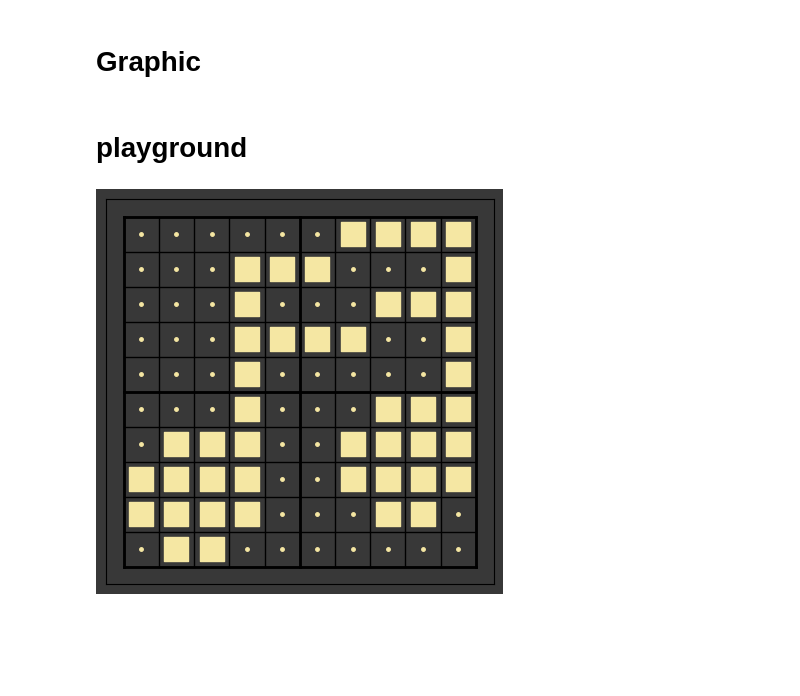
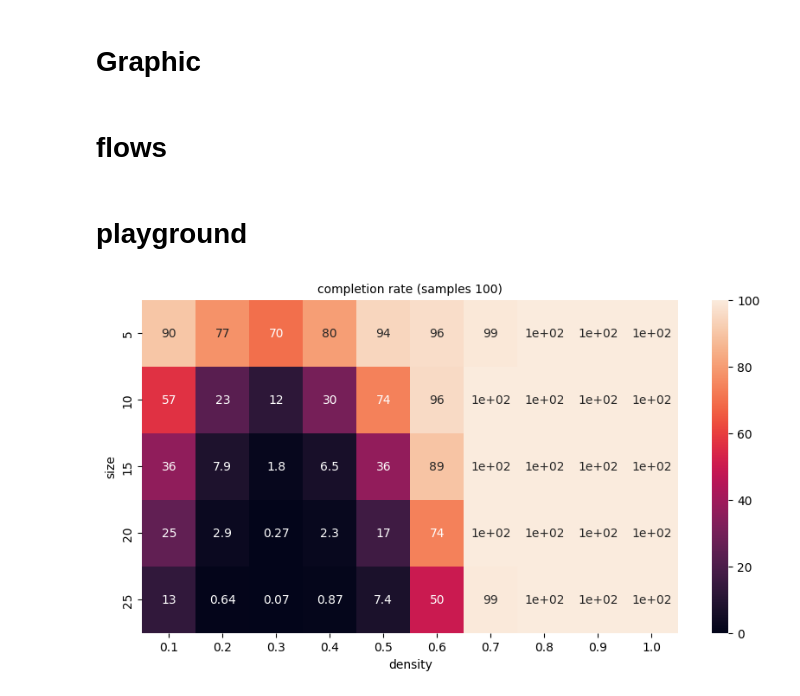
Before and after one commit to yualapshina/nana, a Jupyter notebook: nana.ipynb, the cells around one changed output. Cells and saved outputs as stored; diff of their text form; code cells hidden in the pictures; blank space fills up the shorter version.

Commit message:
#4 add flows + fix empty lines

```diff
--- a/nana.ipynb
+++ b/nana.ipynb
@@ -236,9 +274,6 @@ class OneWayTactic(Tactic):
       changeflag += c
     return puzzle, changeflag
 
-  def solve(self, puzzle, line):
-    pass
-
 class MirrorTactic(Tactic):
   # добавляются правая и нижняя решётки
   def apply(self, puzzle):
@@ -251,8 +286,15 @@ class MirrorTactic(Tactic):
       changeflag += c
     return puzzle, changeflag
 
-  def solve(self, puzzle, line):
-    pass
+class EmptyTactic(Tactic):
+  # не пропускаются пустые линии
+  def apply(self, puzzle):
+    changeflag = False
+    for line in puzzle.main_bars():
+      p, c = self.solve(puzzle, line)
+      puzzle = p
+      changeflag += c
+    return puzzle, changeflag
 # %%
 # холистичесие тактики решения - оценивают всю линию
 
@@ -278,7 +320,7 @@ class WideFit(OneWayTactic):
         ptr += 1
     return puzzle, changeflag
 
-class Filling(OneWayTactic):
+class Filling(EmptyTactic):
   def solve(self, puzzle, line):
     changeflag = False
     # считаем, сколько клеток закрашено
@@ -313,6 +355,7 @@ class Shrink(MirrorTactic):
         # для каждой пустой сжимаем край на 1
         puzzle.shrink_edge(line, 'step')
         ptr += line.direction
+        changeflag += True
       if puzzle.field[x][y] == State.FULL:
         # для заполненной сжимаем край на крайний элемент
         chunk = line.content[0]
@@ -325,6 +368,7 @@ class Shrink(MirrorTactic):
           changeflag += puzzle.asked_write(x, y, State.EMPTY)
           ptr += line.direction
         puzzle.shrink_edge(line, 'pop')
+        changeflag += True
     return puzzle, changeflag
 
 class Overflow(MirrorTactic):
@@ -428,3 +472,19 @@ class GraphicSolver:
+# %%
+class SilentSolver(Solver):
+  def solve(self):
+    super().solve()
+    return self.puzzle.completion_rate(), self.puzzle.correctness_check()
+
+class GraphicSolver(Solver):
+  def __init__(self, puzzle, graphic, limit=100):
+    super().__init__(puzzle, limit)
+    self.graphic = graphic
+
+  def solve(self):
+    super().solve()
+    self.graphic.draw_field(self.puzzle)
+    self.puzzle.correctness_verbose()
+    self.puzzle.print_bars()
 # %% [markdown]
 # Graphic
 # %%
@@ -467,3 +527,5 @@ class Graphic:
           plt.scatter(x, y, s=(10 * self.zoom) ** 2, c=main[self.cmap], marker='.')
 
     plt.show()
+# %% [markdown]
+# flows
@@ -470,25 +589,6 @@ class Graphic:
 # %% [markdown]
 # playground
-# %%
-# %debug
-pattern = [
-  [0, 0, 0, 0, 0, 0, 1, 1, 1, 1],
-  [0, 0, 0, 1, 1, 1, 0, 0, 0, 1],
-  [0, 0, 0, 1, 0, 0, 0, 1, 1, 1],
-  [0, 0, 0, 1, 1, 1, 1, 0, 0, 1],
-  [0, 0, 0, 1, 0, 0, 0, 0, 0, 1],
-  [0, 0, 0, 1, 0, 0, 0, 1, 1, 1],
-  [0, 1, 1, 1, 0, 0, 1, 1, 1, 1],
-  [1, 1, 1, 1, 0, 0, 1, 1, 1, 1],
-  [1, 1, 1, 1, 0, 0, 0, 1, 1, 0],
-  [0, 1, 1, 0, 0, 0, 0, 0, 0, 0],
-]
-
-solver = GraphicSolver(
-    Puzzle(size=10, density=0.7, pattern=pattern),
-    Graphic(cmap='dark', zoom=0.5, grid=5),
-    limit=100
-)
-solver.solve()
-# %% [output]
-[figure, removed]
+# %%
+get_statistics()
+# %% [output]
+[figure, added]
```
Also changed, not shown: parts of 6 cells of this notebook.
